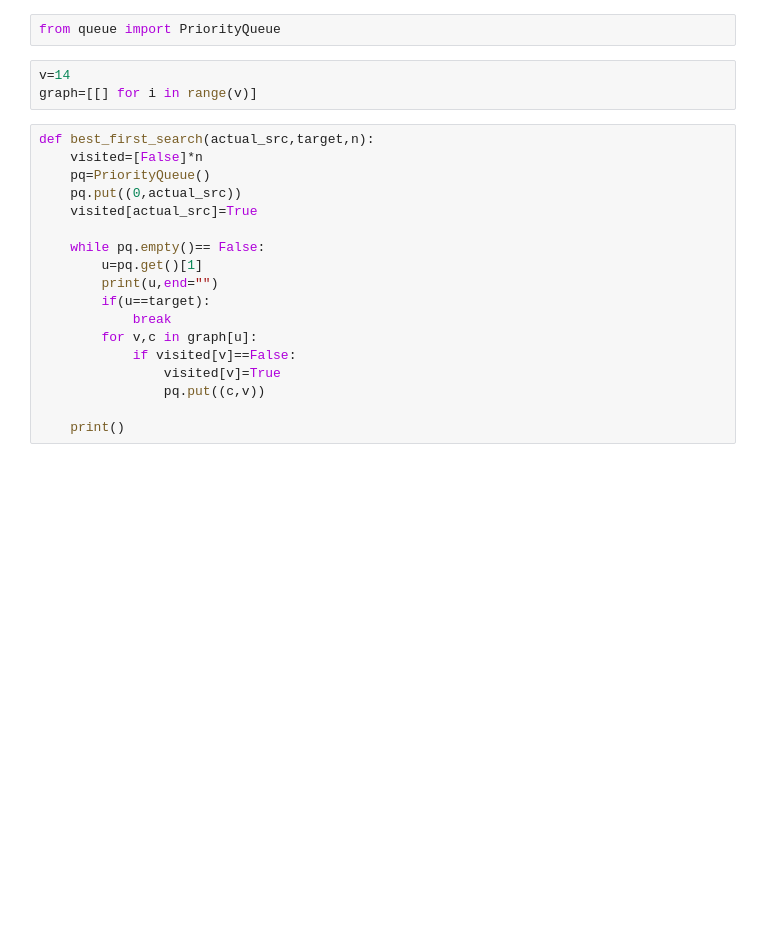
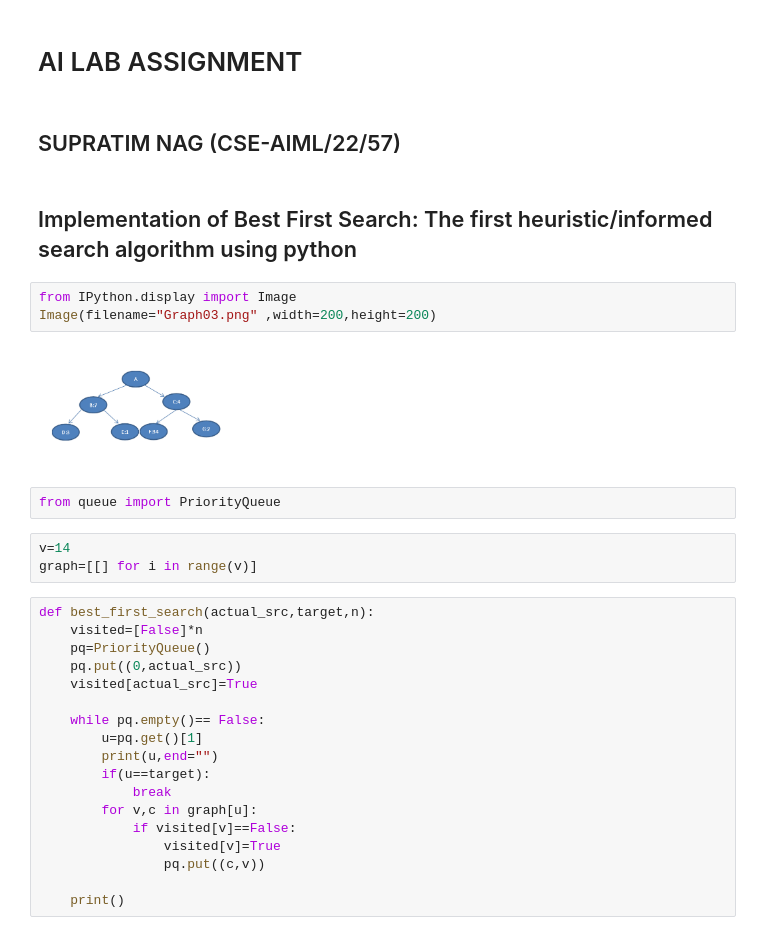
Before and after one commit to snsupratim/AI_Lab, a Jupyter notebook: searching/best_first_search.ipynb, the cells around one changed output. Saved outputs shown, nothing was run; the diff lists cells and outputs as text; blank space fills up the shorter version.

```diff
--- a/searching/best_first_search.ipynb
+++ b/searching/best_first_search.ipynb
@@ -1,3 +1,14 @@
+# %% [markdown]
+# AI LAB ASSIGNMENT
+# %% [markdown]
+## SUPRATIM NAG (CSE-AIML/22/57)
+# %% [markdown]
+## Implementation of Best First Search: The first heuristic/informed search algorithm using python
+# %%
+from IPython.display import Image
+Image(filename="Graph03.png" ,width=200,height=200)
+# %% [output]
+[figure, added]
 # %%
 from queue import PriorityQueue
 # %%
```
Also changed, not shown: 7 other files.
